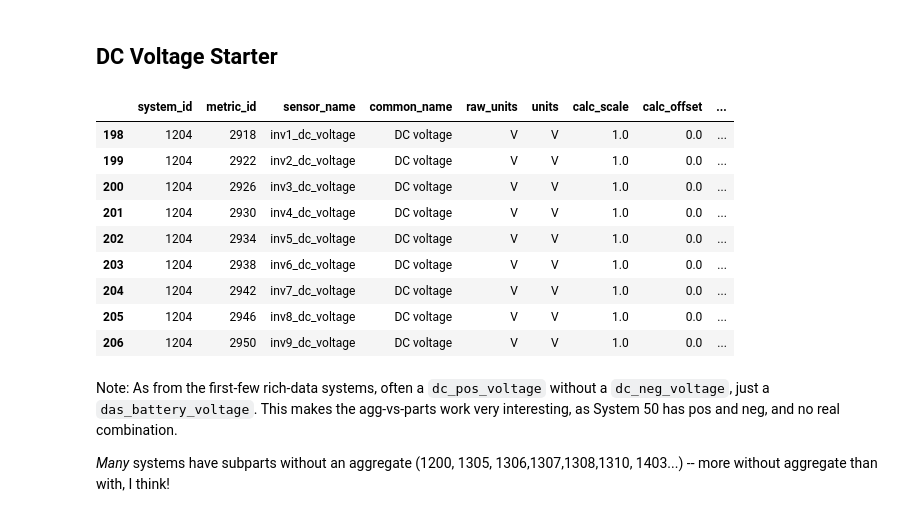
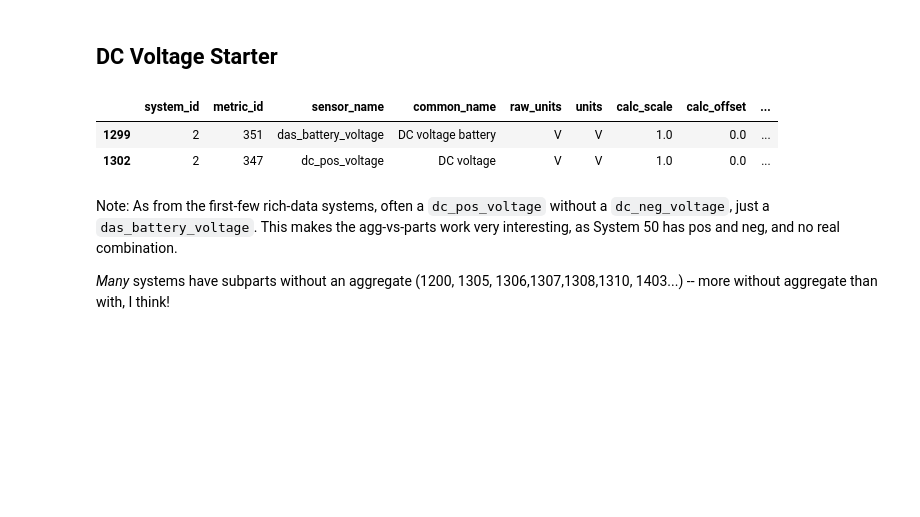
Before and after one commit to Erdos-Projects/predicting-day-ahead-solar-power-production, a Jupyter notebook: src/data/volt/voltage_explorer.ipynb, the cells around one changed output. Saved outputs shown, nothing was run; the diff lists cells and outputs as text; code cells hidden in the pictures; blank space fills up the shorter version.

Commit message:
Minor improvements to voltage and current.

```diff
--- a/src/data/volt/voltage_explorer.ipynb
+++ b/src/data/volt/voltage_explorer.ipynb
@@ -36,24 +37,17 @@ num_ids
 # %% [markdown]
 ## DC Voltage Starter
 # %%
-j = 14
+j = 0
 system_id = my_system_ids[j]
 relevant_rows_metrics = metrics_df[metrics_df['system_id'] == system_id]
 relevant_dc_volts = metrics_search_for_two_fragments_df(
     relevant_rows_metrics, 'dc', 'volt', 'and'
 )
 relevant_dc_volts
 # %% [output]
 |  | system_id | metric_id | sensor_name | common_name | raw_units | units | calc_scale | calc_offset | ... |
-| 198 | 1204 | 2918 | inv1_dc_voltage | DC voltage | V | V | 1.0 | 0.0 | ... |
-| 199 | 1204 | 2922 | inv2_dc_voltage | DC voltage | V | V | 1.0 | 0.0 | ... |
-| 200 | 1204 | 2926 | inv3_dc_voltage | DC voltage | V | V | 1.0 | 0.0 | ... |
-| 201 | 1204 | 2930 | inv4_dc_voltage | DC voltage | V | V | 1.0 | 0.0 | ... |
-| 202 | 1204 | 2934 | inv5_dc_voltage | DC voltage | V | V | 1.0 | 0.0 | ... |
-| 203 | 1204 | 2938 | inv6_dc_voltage | DC voltage | V | V | 1.0 | 0.0 | ... |
-| 204 | 1204 | 2942 | inv7_dc_voltage | DC voltage | V | V | 1.0 | 0.0 | ... |
-| 205 | 1204 | 2946 | inv8_dc_voltage | DC voltage | V | V | 1.0 | 0.0 | ... |
-| 206 | 1204 | 2950 | inv9_dc_voltage | DC voltage | V | V | 1.0 | 0.0 | ... |
+| 1299 | 2 | 351 | das_battery_voltage | DC voltage battery | V | V | 1.0 | 0.0 | ... |
+| 1302 | 2 | 347 | dc_pos_voltage | DC voltage | V | V | 1.0 | 0.0 | ... |
 # %% [markdown]
 Note: As from the first-few rich-data systems, often a `dc_pos_voltage` without a `dc_neg_voltage`, just a `das_battery_voltage`.  This makes the agg-vs-parts work very interesting, as System 50 has pos and neg, and no real combination.
 
```
Also changed, not shown: parts of 11 cells of this notebook, 5 other files.
